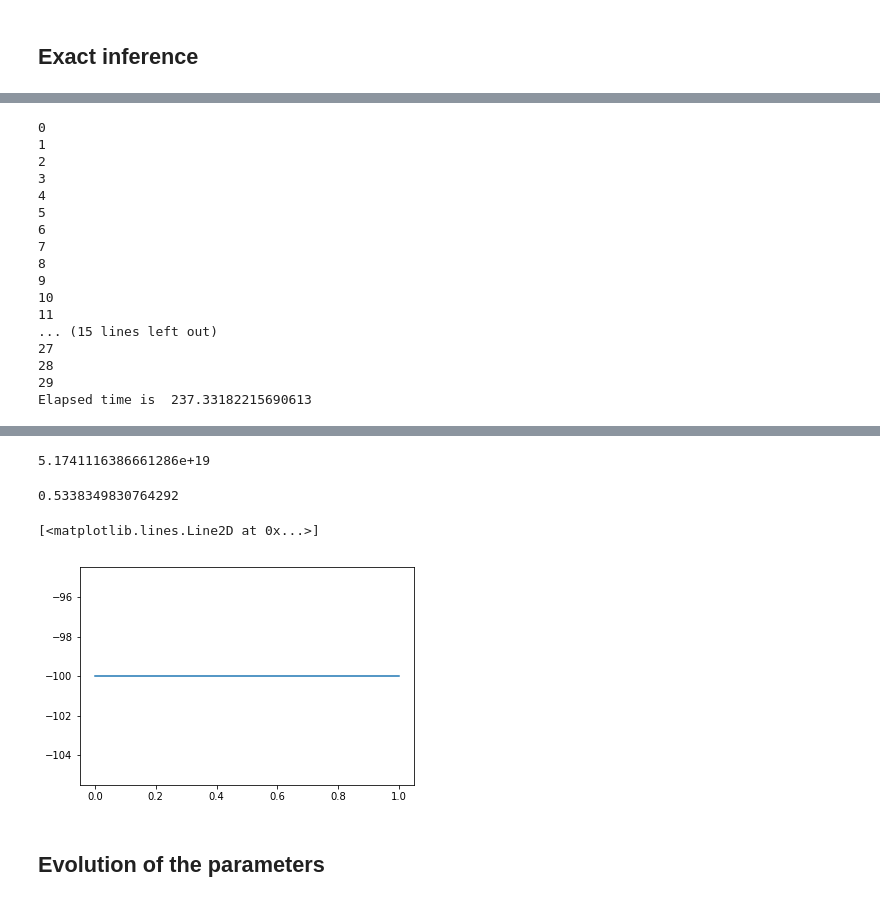
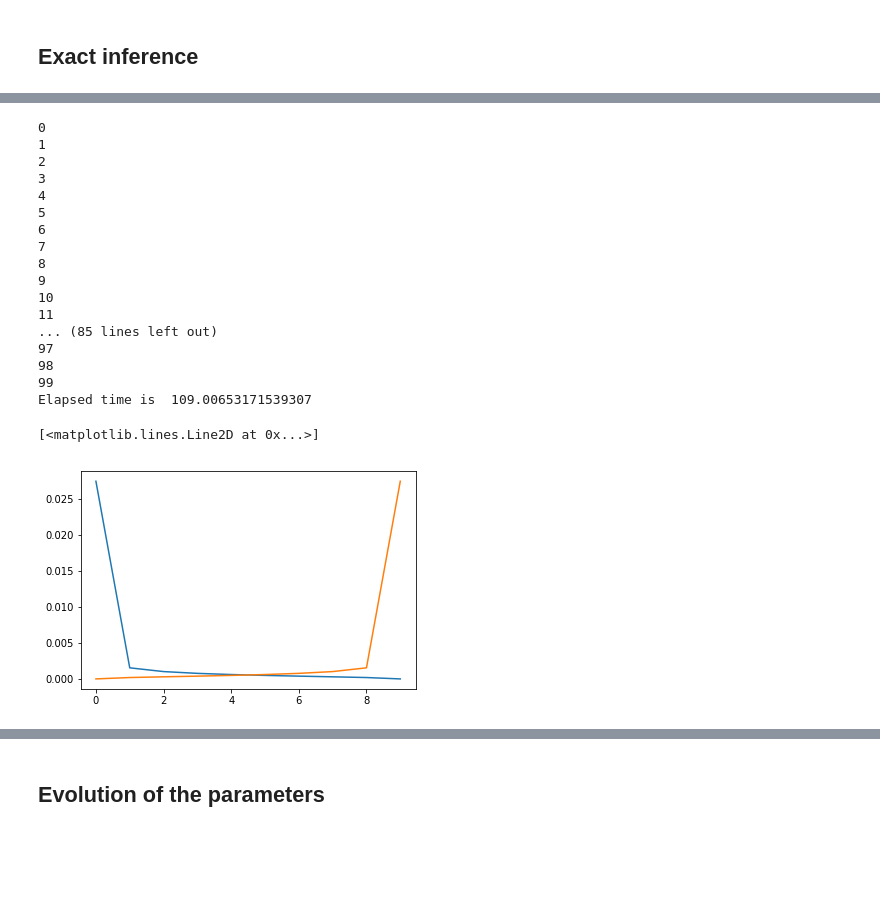
Before and after one commit to nhat-le/6-435-project, a Jupyter notebook: behrens_simulation.ipynb, the cells around one changed output, grey strips where cells are left out. Cells and saved outputs as stored; diff of their text form; code cells hidden in the pictures; blank space fills up the shorter version.

```diff
--- a/behrens_simulation.ipynb
+++ b/behrens_simulation.ipynb
@@ -79,9 +117,10 @@ def py_given_r(y, r):
 # %%
 # Set up a grid of r, v, k
-rvals = np.linspace(0, 1, 10)
-vvals = np.linspace(-10, 0, 10)
-kvals = np.linspace(-10, 0, 10)
+rvals = np.linspace(1e-10, 1 - 1e-10, 10)
+vvals = np.linspace(-3, 3, 10)
+kvals = np.linspace(-3, 3, 10)
 rgrid, vgrid, kgrid = np.meshgrid(rvals, vvals, kvals, indexing='ij')
+grid_info = {'rvals': rvals, 'vvals': vvals, 'kvals': kvals}
 
 #print(r, v, k, i)
 dv = vvals[1] - vvals[0]
@@ -178,0 +209,23 @@ def find_posterior_fast(nr, nv, nk, y, i, results):
+# %%
+def find_posterior_t_arr(y, prev_res):
+    '''Inputs:
+    - prev_res: Nr x Nv x Nk array encoding posterior at time t - 1
+    - Returns the Nr x Nv x Nk array encoding posterior at time t'''
+    result = np.zeros_like(prev_res)
+    for nr in range(len(rvals)):
+        for nv in range(len(vvals)):
+            for nk in range(len(kvals)):
+                result[nr, nv, nk] = find_posterior_t_vec(nr, nv, nk, y, prev_res)
+    # Normalize
+    result = result / np.sum(result)
+    return result
+# %%
+begin = time.time()
+#outcomes = np.random.rand(100) < 0.5
+result_final = np.ones((10, 10, 10, len(outcomes))) / 1000
+for t in range(len(outcomes) - 1):
+    print(t)
+    result = find_posterior_t_arr(outcomes[t], result_final[:,:,:,t])
+    result_final[:,:,:,t+1] = result
+end = time.time()
+print('Elapsed time is ', end - begin)
@@ -180,12 +258,13 @@ def find_posterior_fast(nr, nv, nk, y, i, results):
 results = np.ones((len(rvals), len(vvals), len(kvals), len(outcomes))) * -1
 
 start = time.time()
-for t in range(30):
+for t in range(100):
     print(t)
     for ir, r1 in enumerate(rvals):
         for iv, v1 in enumerate(vvals):
             for im, k1 in enumerate(kvals):
                 find_posterior_fast(ir, iv, im, outcomes, t, results)
+                #print(ir, iv, im, t, results[0,0,0,1])
 
     # Normalize
     results[:,:,:,t] = results[:,:,:,t] / np.sum(results[:,:,:,t])
@@ -205,10 +284,16 @@ print('Elapsed time is ', end - start)
 9
 10
 11
-... (15 lines left out)
-27
-28
-29
-Elapsed time is  237.33182215690613
+... (85 lines left out)
+97
+98
+99
+Elapsed time is  109.00653171539307
+# %%
+plt.plot(result_final[:,3,0,1])
+plt.plot(results[:,3,0,1])
+# %% [output]
+[<matplotlib.lines.Line2D at 0x...>]
+[figure, added]
 # %%
 plt.figure()
@@ -217,25 +302,6 @@ plt.imshow(results[3,:,:,49])
 [interactive output not drawn]
 [interactive output not drawn]
 <matplotlib.image.AxesImage at 0x...>
-# %%
-firsti = results[0,:,:,49]
-np.sum(firsti)
-# %% [output]
-5.1741116386661286e+19
-# %%
-np.sum(i_prob / np.sum(i_prob) * rvals)
-# %% [output]
-0.5338349830764292
-# %%
-endres = results[:,:,:,49]
-# Marginalize out v and k
-i_prob = np.sum(endres, axis=(0,1))
-i_prob / np.sum(i_prob)
-plt.figure()
-plt.plot(rvals,i_prob)
-# %% [output]
-[<matplotlib.lines.Line2D at 0x...>]
-[figure, removed]
 # %% [markdown]
 ## Evolution of the parameters
 # %%
```
Also changed, not shown: parts of 16 cells of this notebook.
